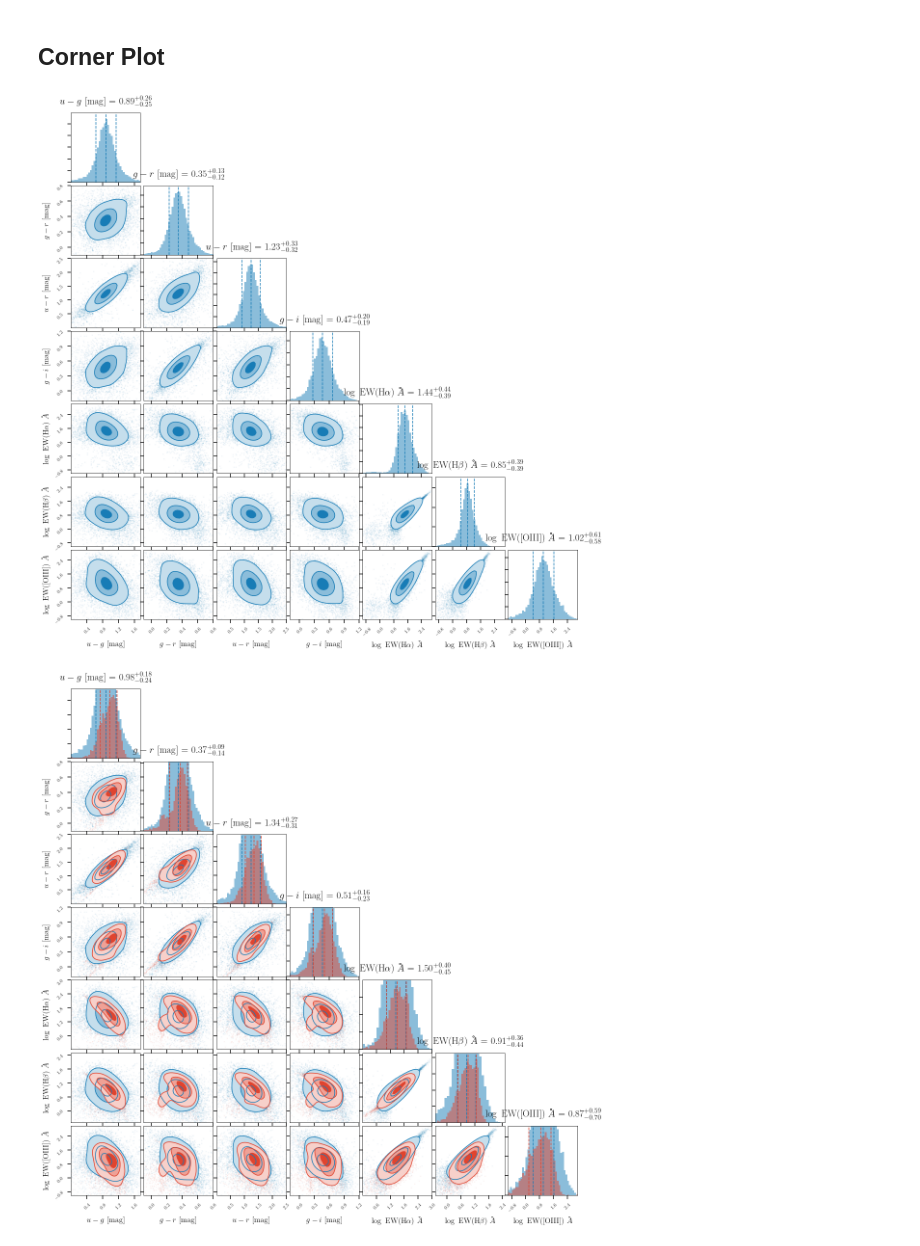
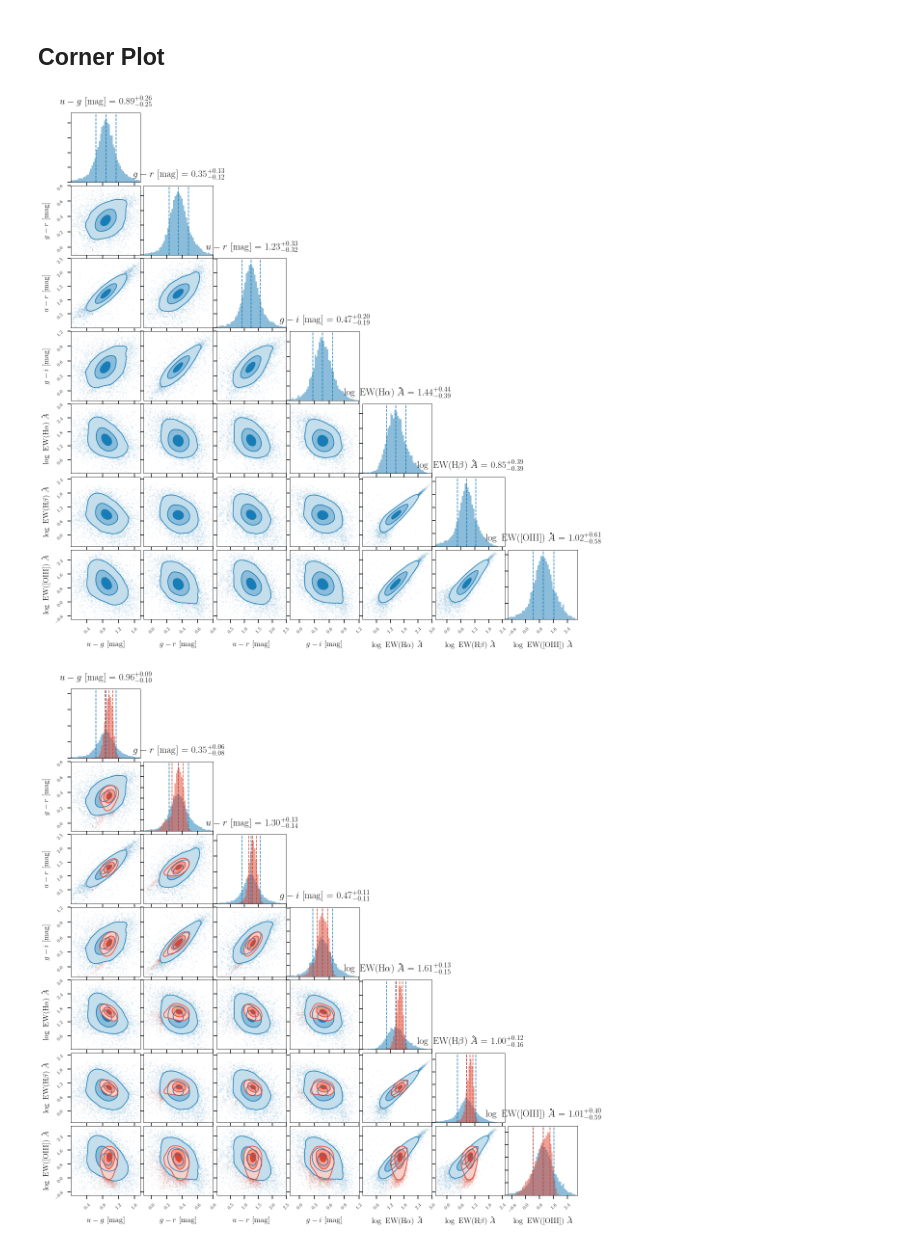
Before and after one commit to rqguan/Dwarf_FSPS, a Jupyter notebook: FSPS_Setup.ipynb, the cells around one changed output. Drawn from its saved outputs; the diff is of its cells as text; code cells hidden in the pictures.

```diff
--- a/FSPS_Setup.ipynb
+++ b/FSPS_Setup.ipynb
@@ -115,14 +115,14 @@ SDSS_EMLINES = {\
 ### Procedure to generate model
 # %%
 # Gaussian distribution with boundary as prior for key parameters
-set_size = 5000
+set_size = 13803
 
 
-tau_arr = [float(priors.ClippedNormal(mean=1.84, sigma=1.2, mini=1.0, maxi=8.0).sample()) for _ in range(set_size)]
-const_arr =  [float(priors.ClippedNormal(mean=0.09, sigma=0.2, mini=0.0, maxi=0.49).sample()) for _ in range(set_size)]
-tage_arr =  [float(priors.ClippedNormal(mean=9.43, sigma=3.5, mini=1.0, maxi=11.0).sample()) for _ in range(set_size)]
-fburst_arr =  [float(priors.ClippedNormal(mean=0.85, sigma=0.2, mini=0.0, maxi=0.8).sample()) for _ in range(set_size)]
-tburst_arr =  [float(priors.ClippedNormal(mean=7.0, sigma=0.4, mini=0.0, maxi=8.0).sample()) for _ in range(set_size)]
+tau_arr = [float(priors.ClippedNormal(mean=2.6, sigma=0.3, mini=1.0, maxi=8.0).sample()) for _ in range(set_size)]
+const_arr =  [float(priors.ClippedNormal(mean=0.3, sigma=0.1, mini=0.0, maxi=0.49).sample()) for _ in range(set_size)]
+tage_arr =  [float(priors.ClippedNormal(mean=6.5, sigma=0.3, mini=1.0, maxi=11.0).sample()) for _ in range(set_size)]
+fburst_arr =  [float(priors.ClippedNormal(mean=0.6, sigma=0.1, mini=0.0, maxi=0.8).sample()) for _ in range(set_size)]
+tburst_arr =  [float(priors.ClippedNormal(mean=5.0, sigma=0.5, mini=0.0, maxi=8.0).sample()) for _ in range(set_size)]
 logzsol_arr =  [float(priors.ClippedNormal(mean=-0.8, sigma=0.5, mini=-1.5, maxi=0.0).sample()) for _ in range(set_size)]
 gas_logz_arr =  [float(priors.ClippedNormal(mean=-0.5, sigma=0.5, mini=-1.5, maxi=0.0).sample()) for _ in range(set_size)]
 gas_logu_arr =  [float(priors.ClippedNormal(mean=-3.2, sigma=0.5, mini=-4.0, maxi=-1.0).sample()) for _ in range(set_size)]
@@ -287,8 +287,8 @@ figure = corner.corner(data, labels=[r'$u-g\ [\mathrm{mag}]$',
                                      r'$\log\ \mathrm{EW(H}\alpha)\ \AA$',
                                      r'$\log\ \mathrm{EW(H}\beta)\ \AA$',
                                      r'$\log\ \mathrm{EW([OIII])}\ \AA$'],
-                       range = [(0,1.75),(-0.1,0.8),(0,2.5),(-0.2,1.2),(-1,3),(-1,3),(-1,3)],
-                       bins=40, color=BLU(0.7),
+                       range = [(0,1.75),(-0.1,0.8),(0,2.5),(-0.2,1.2),(0,3),(-0.5,2.5),(-1,3)],
+                       bins=50, color=BLU(0.7),
                        smooth=2,
                        label_kwargs={'fontsize': 16},
                        quantiles=[0.16, 0.5, 0.84],
@@ -301,7 +301,7 @@ figure = corner.corner(data, labels=[r'$u-g\ [\mathrm{mag}]$',
                                      "edgecolor": "none"},
                        use_math_text=True)
 # %% [output]
-[figure, old version]
+[figure, new version]
 # %%
 
 
@@ -315,32 +315,32 @@ sps_OIII = np.array(np.log10(abs(models['ew_oiii_5007'])))
 
 
 sps_sample = np.transpose(np.vstack([sps_ug, sps_gr, sps_ur, sps_gi,
                                        sps_HA, sps_HB, sps_OIII]))
 
 figure_overlap = corner.corner(sps_sample,
                                fig = figure,
                                labels=[r'$u-g\ [\mathrm{mag}]$',
                                      r'$g-r\ [\mathrm{mag}]$',
                                      r'$u-r\ [\mathrm{mag}]$',
                                      r'$g-i\ [\mathrm{mag}]$',
                                      r'$\log\ \mathrm{EW(H}\alpha)\ \AA$',
                                      r'$\log\ \mathrm{EW(H}\beta)\ \AA$',
                                      r'$\log\ \mathrm{EW([OIII])}\ \AA$'],
                                range = [(0,1.75),(-0.1,0.8),(0,2.5),(-0.2,1.2),(0,3),(-0.5,2.5),(-1,3)],
-                       bins=40, color=ORG(0.7),
+                       bins=50, color=ORG(0.7),
                        smooth=2,
                        label_kwargs={'fontsize': 16},
                        quantiles=[0.16, 0.5, 0.84],
                        levels=[0.16, 0.50, 0.84],
                        plot_contours=True,
                        fill_contours=True,
                        show_titles=True,
                        title_kwargs={"fontsize": 20},
                        hist_kwargs={"histtype": 'stepfilled', "alpha": 0.5,
                                      "edgecolor": "none"},
                        use_math_text=True)
 
 
 figure_overlap
 # %% [output]
-[figure, old version]
+[figure, new version]
```
Also changed, not shown: parts of 2 cells of this notebook, 3 other files.
